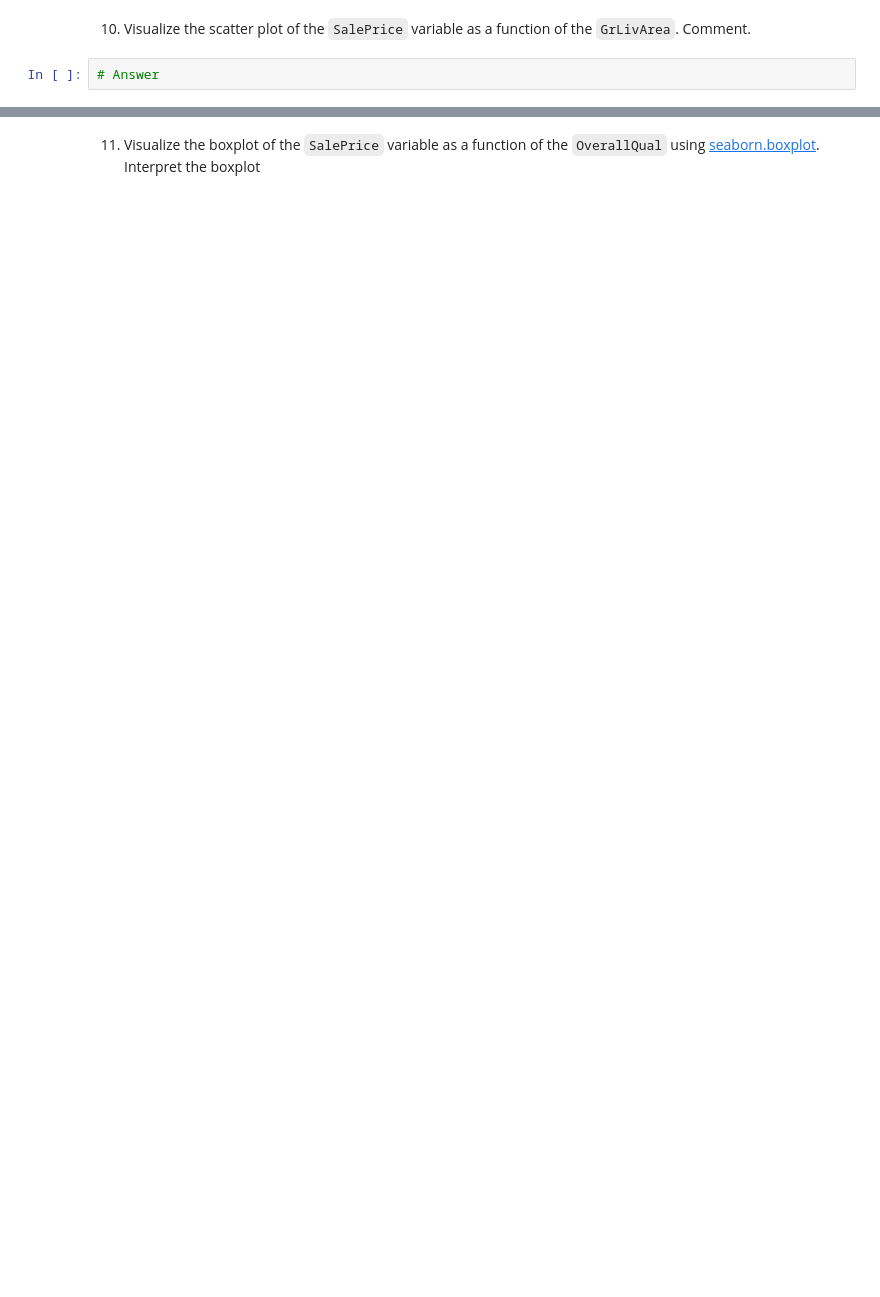
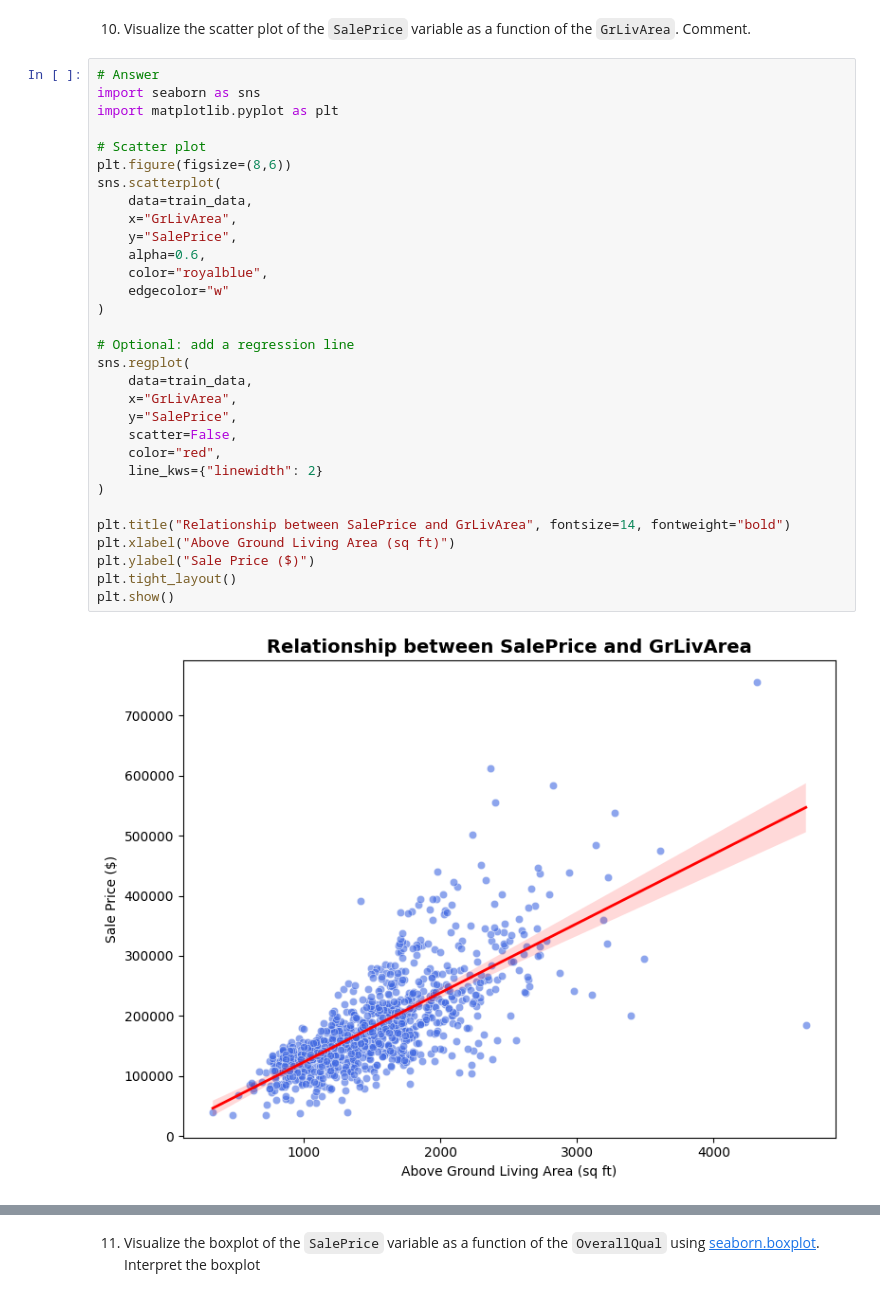
Before and after one commit to Marc-Philippe-dev/PropertiesLinearRegressionModel, a Jupyter notebook: Machine_Learning_Practical_Student.ipynb, the cells around one changed output, grey strips where cells are left out. Cells and saved outputs as stored; diff of their text form; blank space fills up the shorter version.

````diff
--- a/Machine_Learning_Practical_Student.ipynb
+++ b/Machine_Learning_Practical_Student.ipynb
@@ -209,4 +479,35 @@ Missing values in Test data:
 # %% [markdown]
 10) Visualize the scatter plot of the ```SalePrice``` variable as a function of the ```GrLivArea```. Comment.
-# %%
-# Answer
+# %%
+# Answer
+import seaborn as sns
+import matplotlib.pyplot as plt
+
+# Scatter plot
+plt.figure(figsize=(8,6))
+sns.scatterplot(
+    data=train_data,
+    x="GrLivArea",
+    y="SalePrice",
+    alpha=0.6,
+    color="royalblue",
+    edgecolor="w"
+)
+
+# Optional: add a regression line
+sns.regplot(
+    data=train_data,
+    x="GrLivArea",
+    y="SalePrice",
+    scatter=False,
+    color="red",
+    line_kws={"linewidth": 2}
+)
+
+plt.title("Relationship between SalePrice and GrLivArea", fontsize=14, fontweight="bold")
+plt.xlabel("Above Ground Living Area (sq ft)")
+plt.ylabel("Sale Price ($)")
+plt.tight_layout()
+plt.show()
+# %% [output]
+[figure, added]
````
Also changed, not shown: parts of 24 cells of this notebook, 1 other file.
